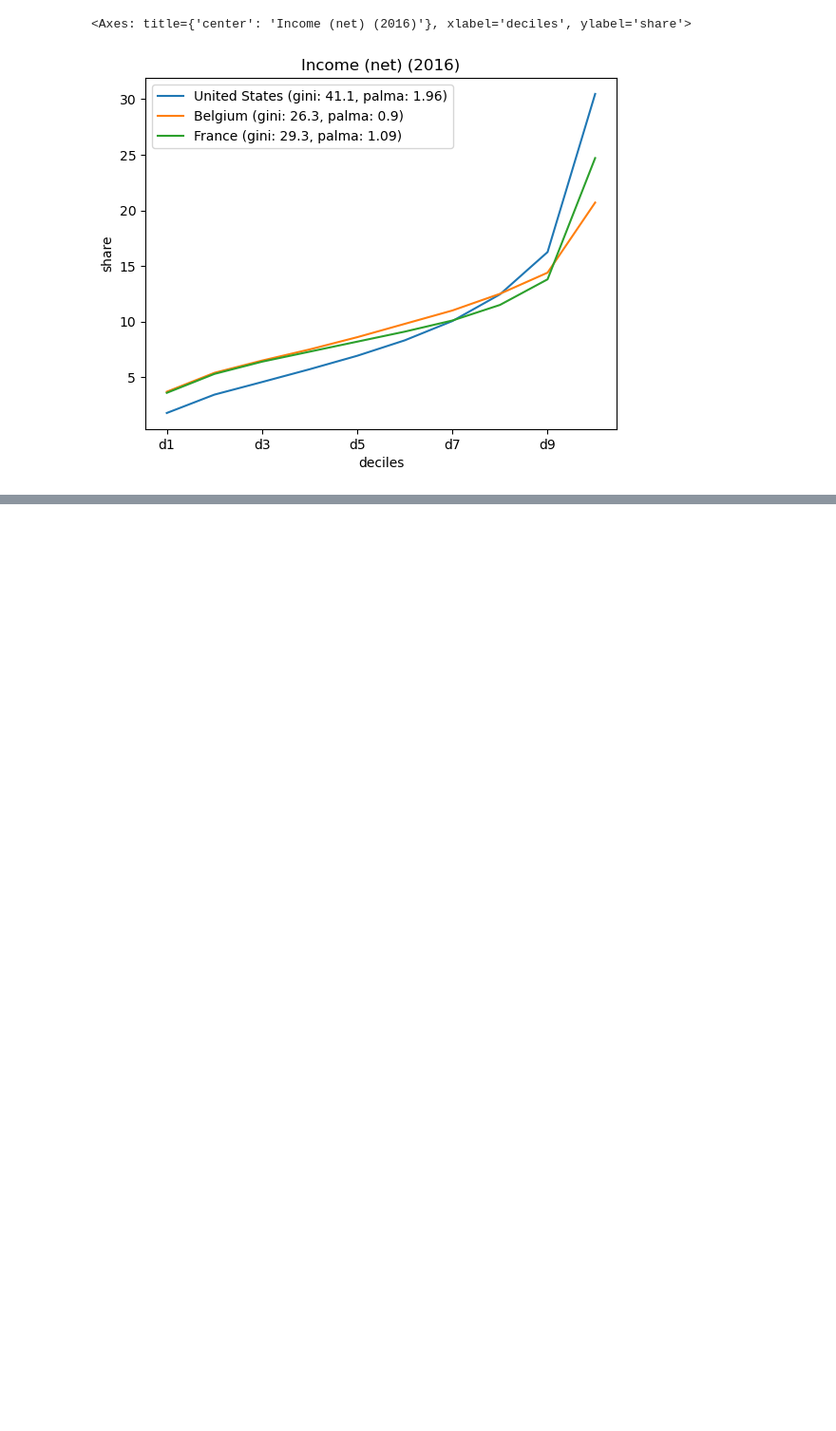
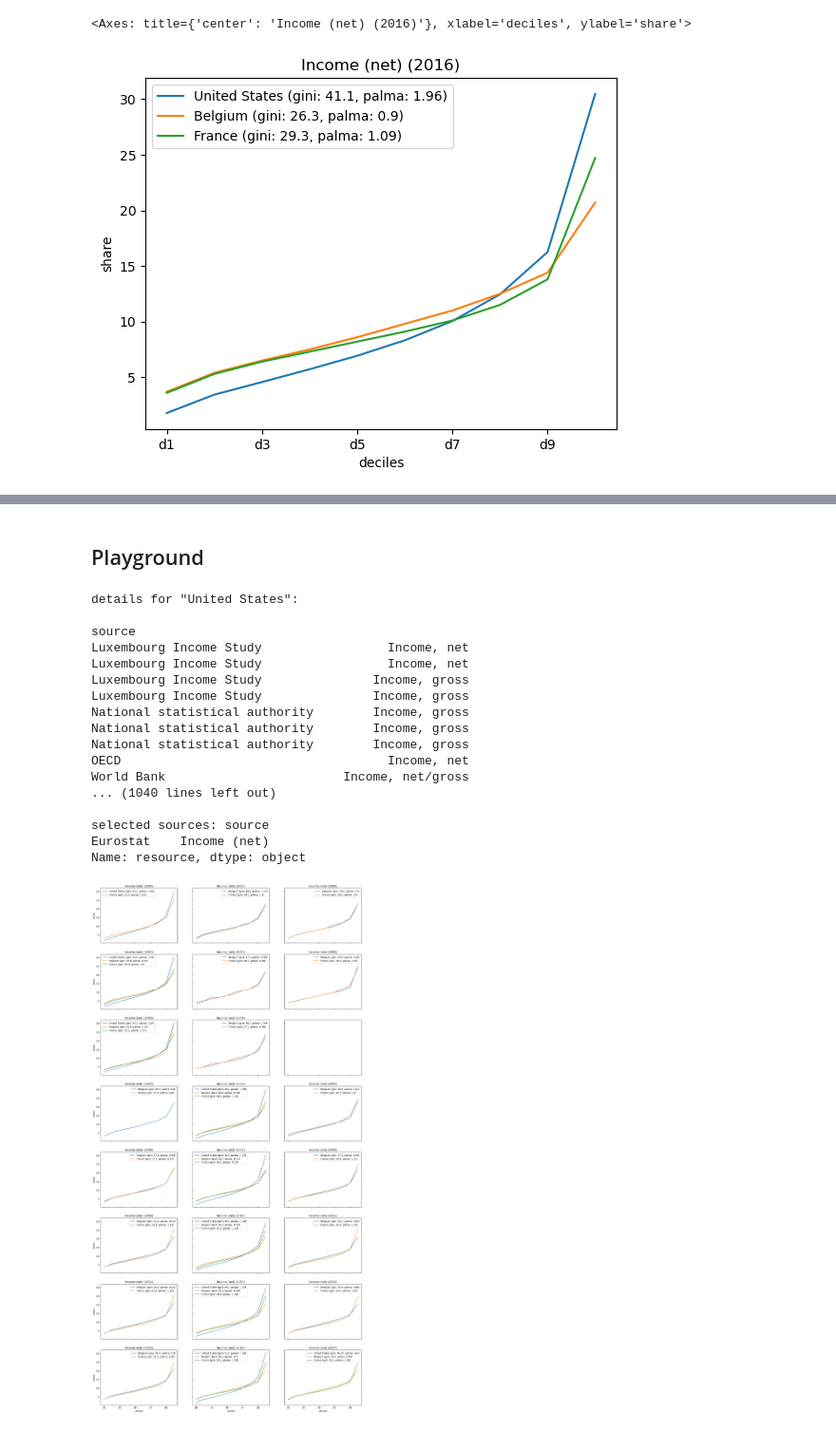
Before and after one commit to jodemaey/econoplay, a Jupyter notebook: plot_income_deciles.ipynb, the cells around one changed output, grey strips where cells are left out. Shown at 95% size. Cells and saved outputs as stored; diff of their text form; code cells hidden in the pictures; blank space fills up the shorter version.

```diff
--- a/plot_income_deciles.ipynb
+++ b/plot_income_deciles.ipynb
@@ -108,22 +143,34 @@ Name: resource, dtype: object
 def plot_countries_and_year_deciles(countries, year, sel_sources, ax=None, kind='bar'):
     gini = list()
     palma = list()
+    decile = ['d'+str(i) for i in range(1, 11)]
+    legends = list()
+    plotted = False
     for country in countries:
         sel_dataset = dataset.loc[(dataset['country'] == country)]
         sel_year = sel_dataset.loc[dataset['year'] == year].set_index('source')
         print('details for "'+country+'":\n')
         print(sel_year['resource_detailed'])
         print('\n')
-        decile = ['d'+str(i) for i in range(1, 11)]
         plot_data = sel_year[['year', 'gini_reported', 'palma'] + decile]
+        if np.all(np.isnan(plot_data[decile])):
+            print('source selected is empty')
+            continue
+
+        plotted = True
         print('selected sources:', sel_year['resource'].iloc[sel_sources[country]])
         ax = plot_data[decile].iloc[sel_sources[country]].transpose().plot(ax=ax, kind=kind, label=country)
         palma.append(plot_data['palma'].iloc[sel_sources[country]])
         gini.append(plot_data['gini_reported'].iloc[sel_sources[country]])
+        legends.append(f'{country} (gini: {float(gini[-1].iloc[0])}, palma: {float(palma[-1].iloc[0])})')
+        title = sel_year['resource'].iloc[0]+' ('+str(year)+')'
         print('\n')
+
+    if not plotted:
+        return ax
     ax.set_xlabel('deciles')
     ax.set_ylabel('share')
-    ax.set_title(sel_year['resource'].iloc[0]+' ('+str(year)+')')
-    legends = [f'{country} (gini: {float(g)}, palma: {float(p)})' for country, g, p in zip(countries, gini, palma)]
+    ax.set_title(title)
+    #legends = [ for country, g, p in zip(countries, gini, palma)]
     ax.legend(legends)
     return ax
@@ -171,8 +222,3 @@ Eurostat    Income (net)
 Name: resource, dtype: object
 <Axes: title={'center': 'Income (net) (2016)'}, xlabel='deciles', ylabel='share'>
 [figure]
-# %%
-fig, axes = plt.subplots(3,3, figsize=(20,15), sharex=True)
-axs = axes.flatten()
-for i, y in enumerate(range(1994,2002)):
-    plot_countries_and_year_deciles(['United States', 'Belgium', 'France'], y, kind='line', sel_sources={'United States': [0], 'Belgium': [0], 'France': [0]}, ax=axs[i])
@@ -215,5 +224,0 @@ Name: resource, dtype: object
-# %%
-fig, axes = plt.subplots(5,3, figsize=(20,25), sharex=True)
-axs = axes.flatten()
-for i, y in enumerate(range(2003,2018)):
-    plot_countries_and_year_deciles(['United States', 'Belgium', 'France'], y, kind='line', sel_sources={'United States': [0], 'Belgium': [0], 'France': [0]}, ax=axs[i])
@@ -306,0 +335,26 @@ Name: resource, dtype: object
+# %% [markdown]
+## Playground
+# %%
+fig, axes = plt.subplots(8,3, figsize=(20,8 * 5), sharex=True, sharey=True)
+axs = axes.flatten()
+for i, y in enumerate(range(1994,2018)):
+    plot_countries_and_year_deciles(['United States', 'Belgium', 'France'], y, kind='line', sel_sources={'United States': [0], 'Belgium': [0], 'France': [0]}, ax=axs[i])
+# %% [output]
+details for "United States":
+
+source
+Luxembourg Income Study                 Income, net
+Luxembourg Income Study                 Income, net
+Luxembourg Income Study               Income, gross
+Luxembourg Income Study               Income, gross
+National statistical authority        Income, gross
+National statistical authority        Income, gross
+National statistical authority        Income, gross
+OECD                                    Income, net
+World Bank                        Income, net/gross
+... (1040 lines left out)
+
+selected sources: source
+Eurostat    Income (net)
+Name: resource, dtype: object
+[figure, added]
```
Also changed, not shown: parts of 26 cells of this notebook, 1 other file.
